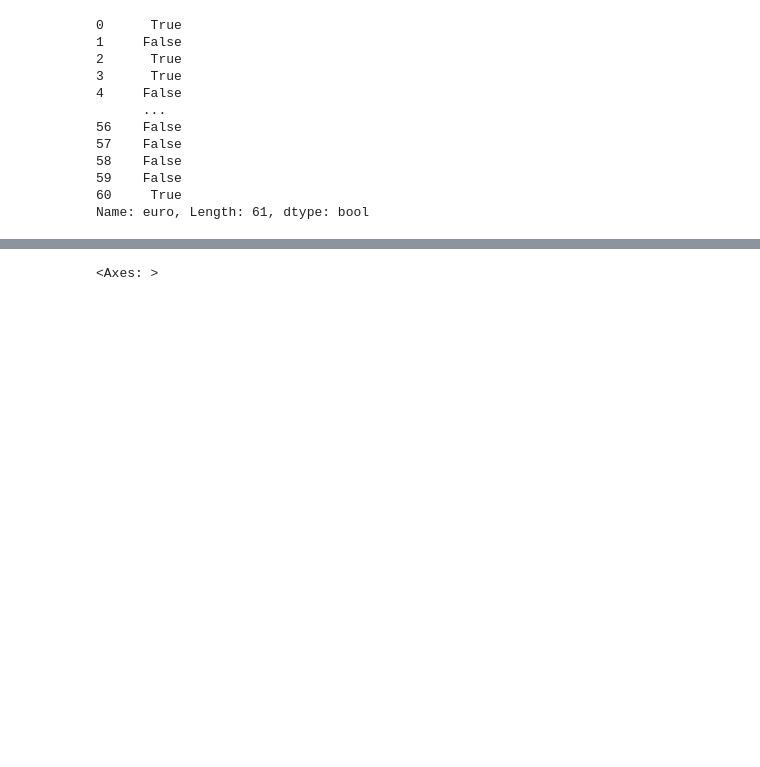
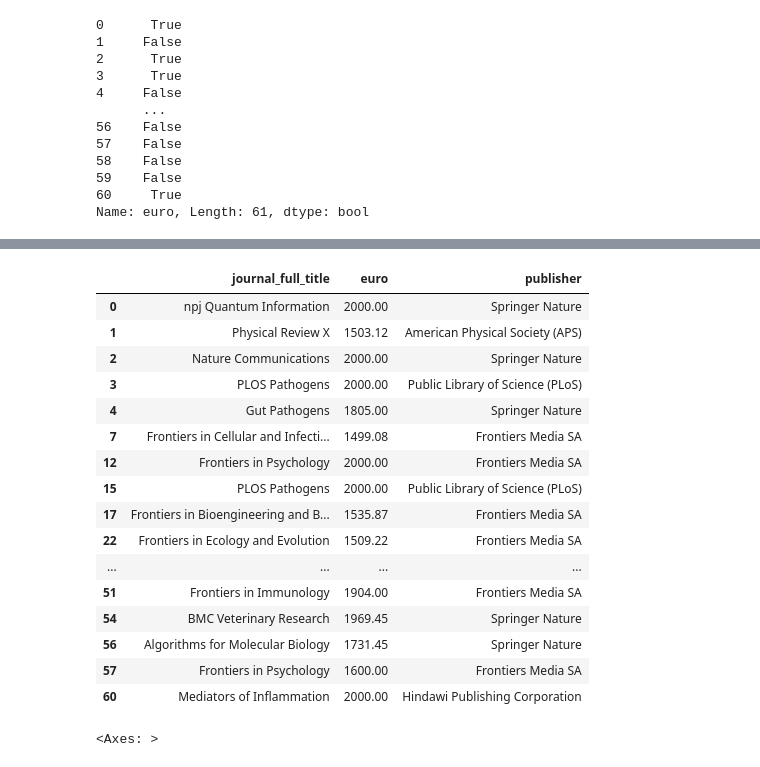
Before and after one commit to foerstner-lab/Bits_and_pieces_for_the_carpentries_workshops, a Jupyter notebook: python/Python_pandas/Intro_to_pandas_with_OpenAPC_data.ipynb, the cells around one changed output, grey strips where cells are left out. Saved outputs shown, nothing was run; the diff lists cells and outputs as text; code cells hidden in the pictures; blank space fills up the shorter version.

```diff
--- a/python/Python_pandas/Intro_to_pandas_with_OpenAPC_data.ipynb
+++ b/python/Python_pandas/Intro_to_pandas_with_OpenAPC_data.ipynb
@@ -179,0 +209,24 @@ apcs[apcs["euro"] >= 2000]
+# %%
+### ✅ Lösung
+average_apc = apcs["euro"].mean()  # Durchschnitt berechnen
+over_average_apcs = apcs[apcs["euro"] > average_apc]  # Filter anwenden
+
+over_average_apcs[["journal_full_title", "euro", "publisher"]]
+# %% [output]
+|  | journal_full_title | euro | publisher |
+| 0 | npj Quantum Information | 2000.00 | Springer Nature |
+| 1 | Physical Review X | 1503.12 | American Physical Society (APS) |
+| 2 | Nature Communications | 2000.00 | Springer Nature |
+| 3 | PLOS Pathogens | 2000.00 | Public Library of Science (PLoS) |
+| 4 | Gut Pathogens | 1805.00 | Springer Nature |
+| 7 | Frontiers in Cellular and Infecti... | 1499.08 | Frontiers Media SA |
+| 12 | Frontiers in Psychology | 2000.00 | Frontiers Media SA |
+| 15 | PLOS Pathogens | 2000.00 | Public Library of Science (PLoS) |
+| 17 | Frontiers in Bioengineering and B... | 1535.87 | Frontiers Media SA |
+| 22 | Frontiers in Ecology and Evolution | 1509.22 | Frontiers Media SA |
+| ... | ... | ... | ... |
+| 51 | Frontiers in Immunology | 1904.00 | Frontiers Media SA |
+| 54 | BMC Veterinary Research | 1969.45 | Springer Nature |
+| 56 | Algorithms for Molecular Biology | 1731.45 | Springer Nature |
+| 57 | Frontiers in Psychology | 1600.00 | Frontiers Media SA |
+| 60 | Mediators of Inflammation | 2000.00 | Hindawi Publishing Corporation |
```
Also changed, not shown: parts of 12 cells of this notebook.
